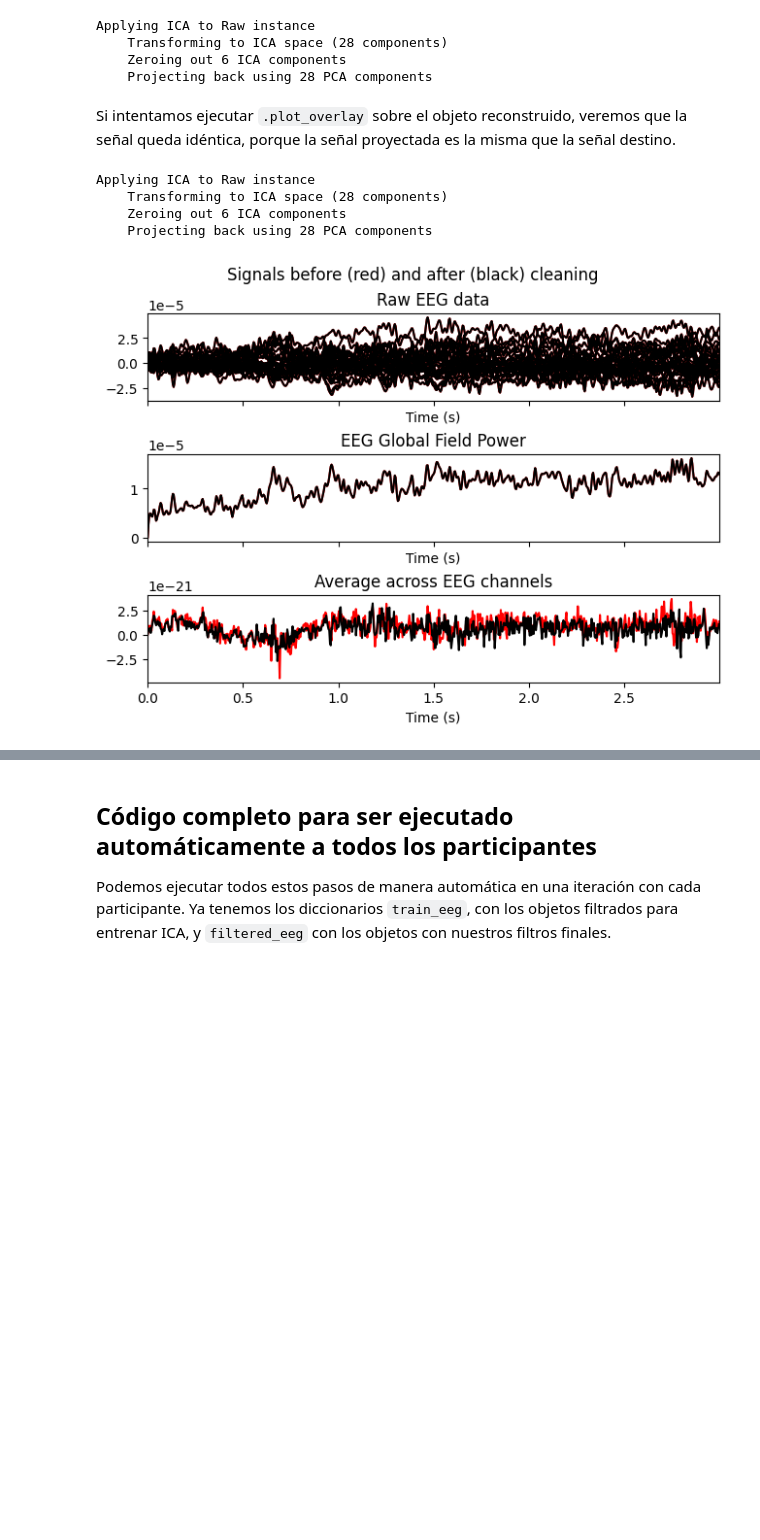
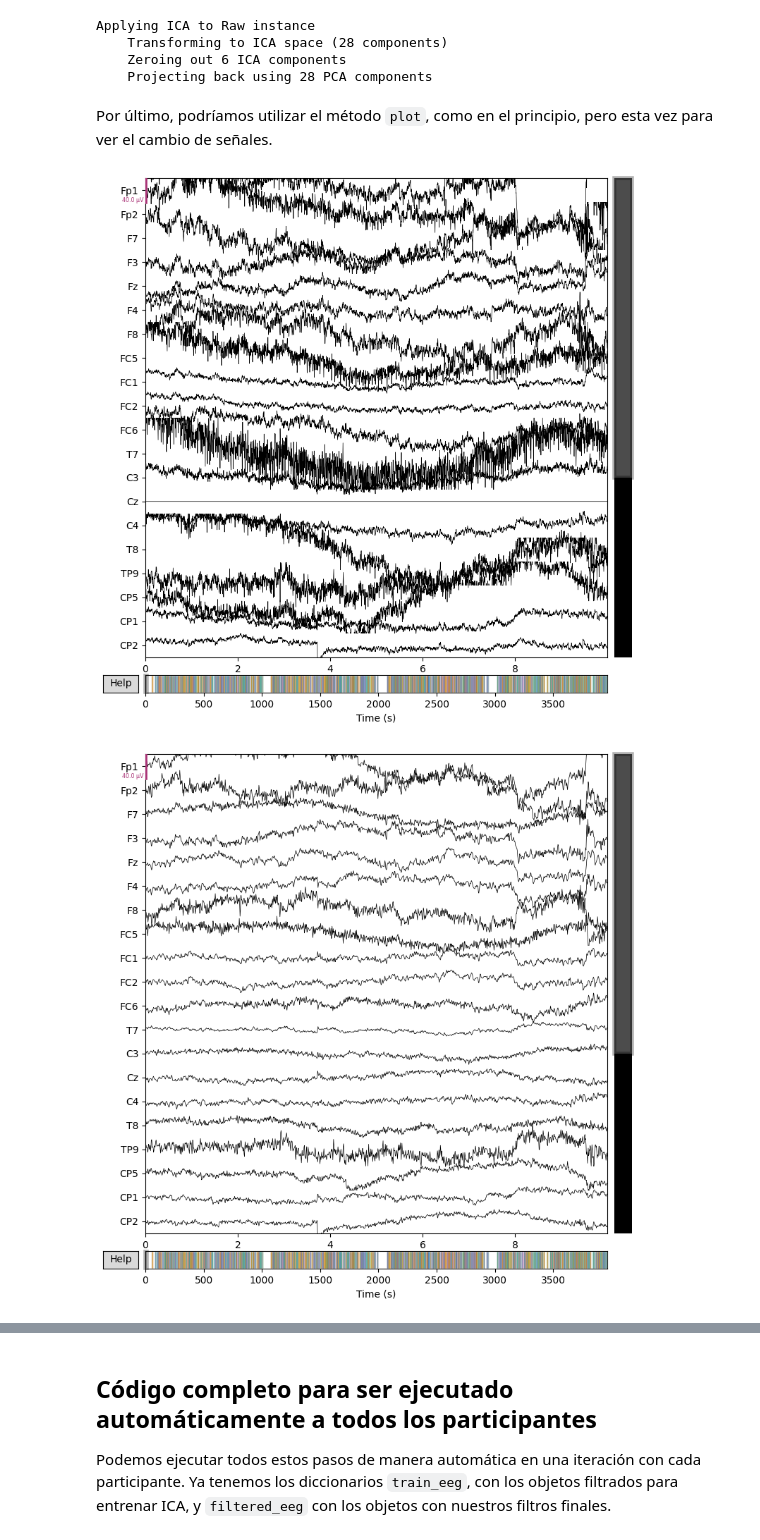
Before and after one commit to neuropucp/neuroling-workshop, a Jupyter notebook: eeg-data-analysis/preprocessing.ipynb, the cells around one changed output, grey strips where cells are left out. Saved outputs shown, nothing was run; the diff lists cells and outputs as text; code cells hidden in the pictures; blank space fills up the shorter version.

```diff
--- a/eeg-data-analysis/preprocessing.ipynb
+++ b/eeg-data-analysis/preprocessing.ipynb
@@ -2109,21 +2120,14 @@ Applying ICA to Raw instance
     Transforming to ICA space (28 components)
     Zeroing out 6 ICA components
     Projecting back using 28 PCA components
-# %% [markdown]
-Si intentamos ejecutar `.plot_overlay` sobre el objeto reconstruido, veremos que la señal queda idéntica, porque la señal proyectada es la misma que la señal destino.
-# %%
-graph1=ica_labeled.plot_overlay(
-                 inst=clean_signal,
-                 exclude=ica_labeled.exclude,
-                 picks='eeg',
-                 n_pca_components=rank_to_apply
-                 )
-# %% [output]
-Applying ICA to Raw instance
-    Transforming to ICA space (28 components)
-    Zeroing out 6 ICA components
-    Projecting back using 28 PCA components
-[figure, removed]
+# %% [markdown]
+Por último, podríamos utilizar el método `plot`, como en el principio, pero esta vez para ver el cambio de señales.
+# %%
+graph1=original_eeg['23'].plot()
+graph2=final_copy.plot()
+# %% [output]
+[figure, added]
+[figure, added]
 # %% [markdown]
 <h2> Flujo general </h2>
 
```
Also changed, not shown: parts of 12 cells of this notebook.
